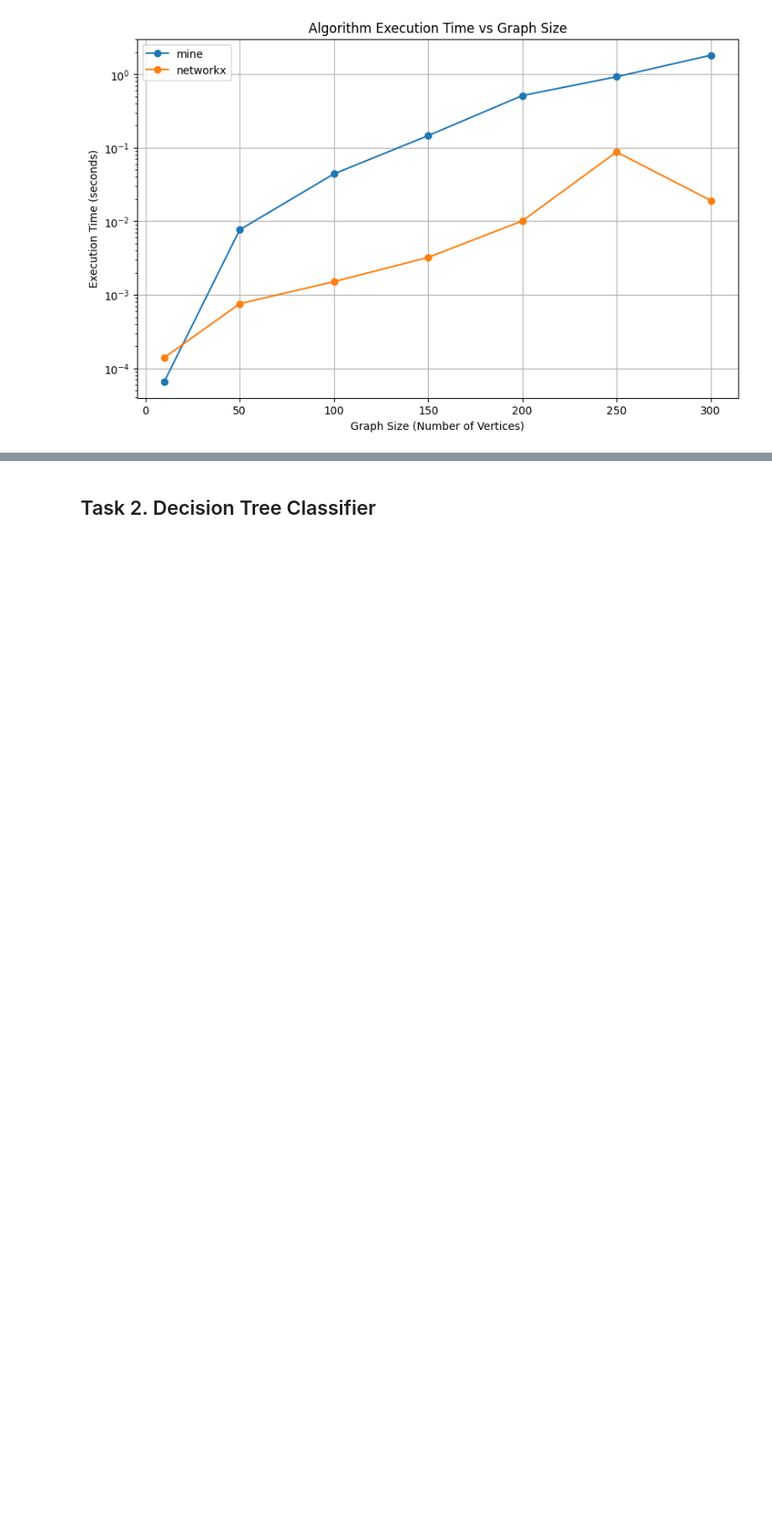
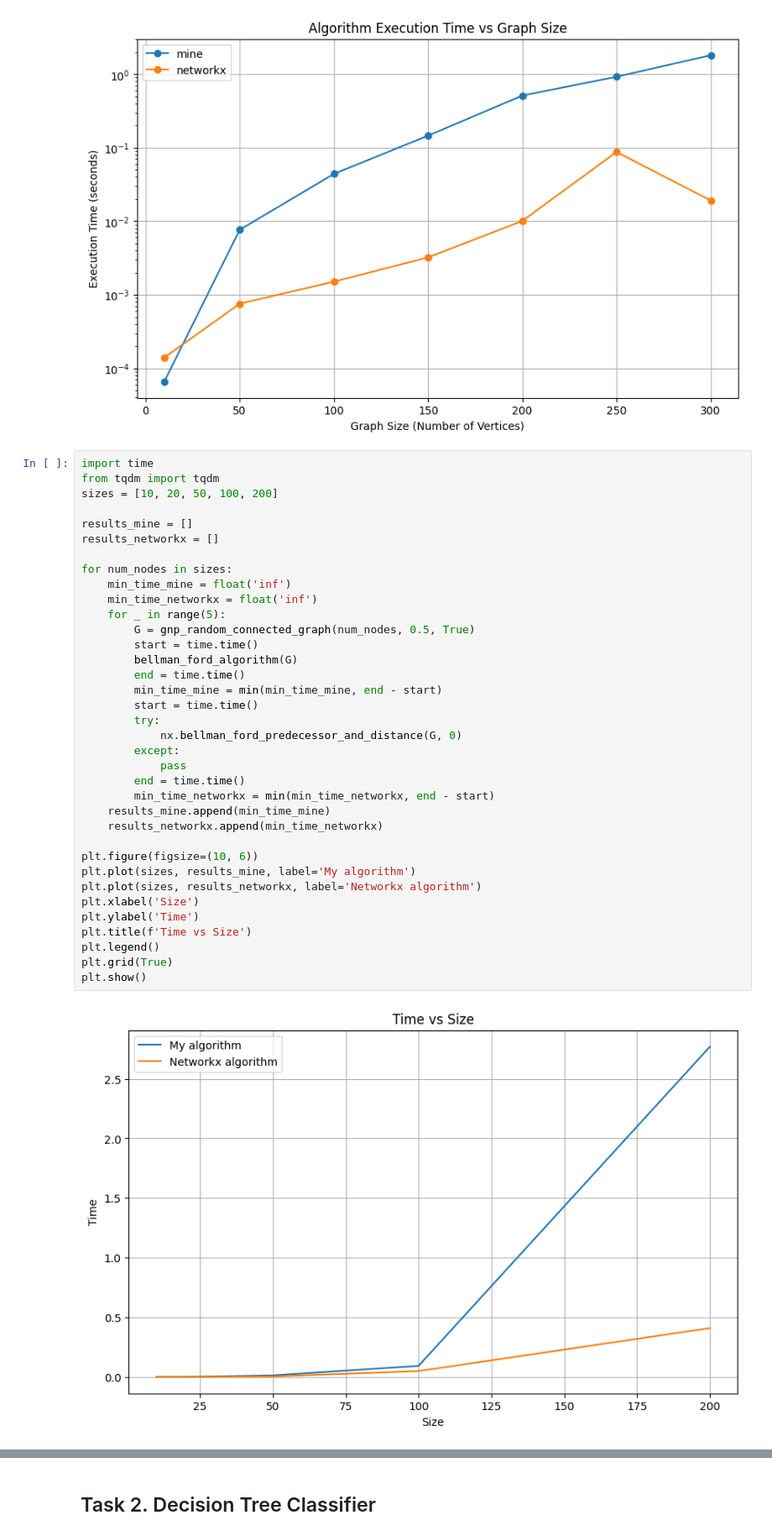
Before and after one commit to PechenenkoYara/lab1, a Jupyter notebook: Lab1_trees.ipynb, the cells around one changed output, grey strips where cells are left out. Shown at 84% size. Drawn from its saved outputs; the diff is of its cells as text; blank space fills up the shorter version.

Commit message:
added bellman-ford algorith

```diff
--- a/Lab1_trees.ipynb
+++ b/Lab1_trees.ipynb
@@ -291,6 +324,44 @@ plt.grid(True)
 plt.show()
 # %% [output]
 [figure]
+# %%
+import time
+from tqdm import tqdm
+sizes = [10, 20, 50, 100, 200]
+
+results_mine = []
+results_networkx = []
+
+for num_nodes in sizes:
+    min_time_mine = float('inf')
+    min_time_networkx = float('inf')
+    for _ in range(5):
+        G = gnp_random_connected_graph(num_nodes, 0.5, True)
+        start = time.time()
+        bellman_ford_algorithm(G)
+        end = time.time()
+        min_time_mine = min(min_time_mine, end - start)
+        start = time.time()
+        try:
+            nx.bellman_ford_predecessor_and_distance(G, 0)
+        except:
+            pass
+        end = time.time()
+        min_time_networkx = min(min_time_networkx, end - start)
+    results_mine.append(min_time_mine)
+    results_networkx.append(min_time_networkx)
+
+plt.figure(figsize=(10, 6))
+plt.plot(sizes, results_mine, label='My algorithm')
+plt.plot(sizes, results_networkx, label='Networkx algorithm')
+plt.xlabel('Size')
+plt.ylabel('Time')
+plt.title(f'Time vs Size')
+plt.legend()
+plt.grid(True)
+plt.show()
+# %% [output]
+[figure, added]
 # %%
 NUM_OF_ITERATIONS = 1000
 time_taken = 0
```
Also changed, not shown: parts of 6 cells of this notebook.
